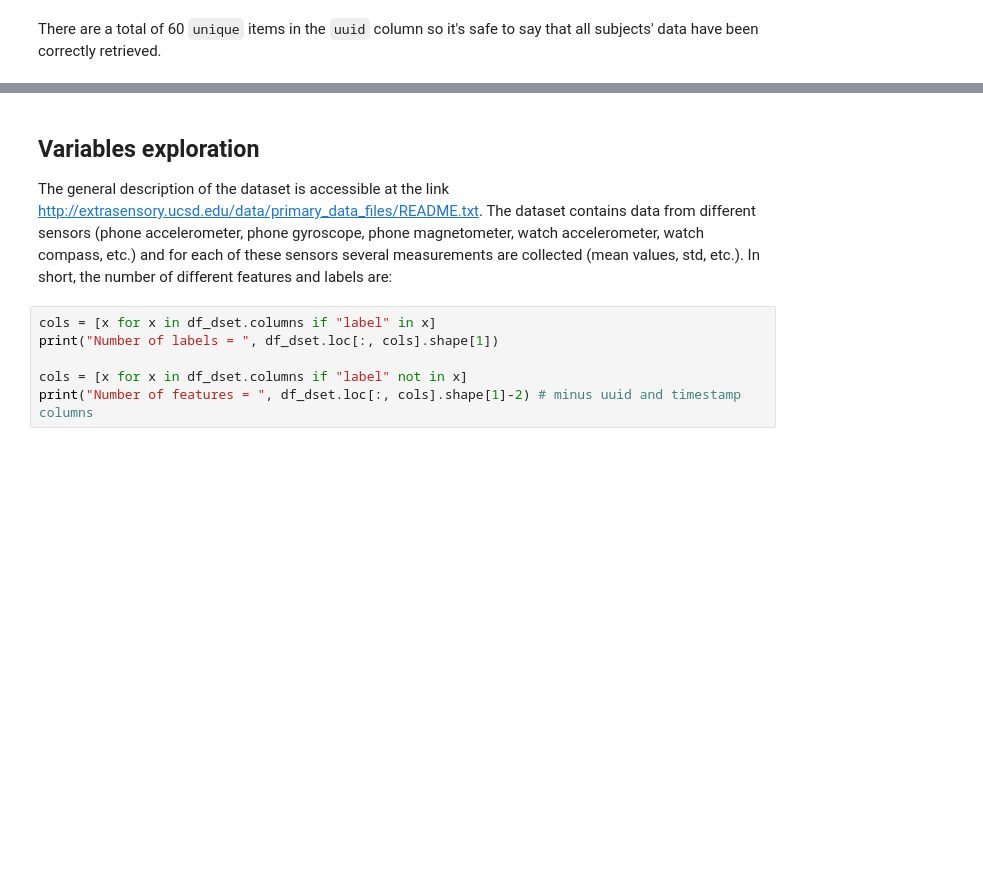
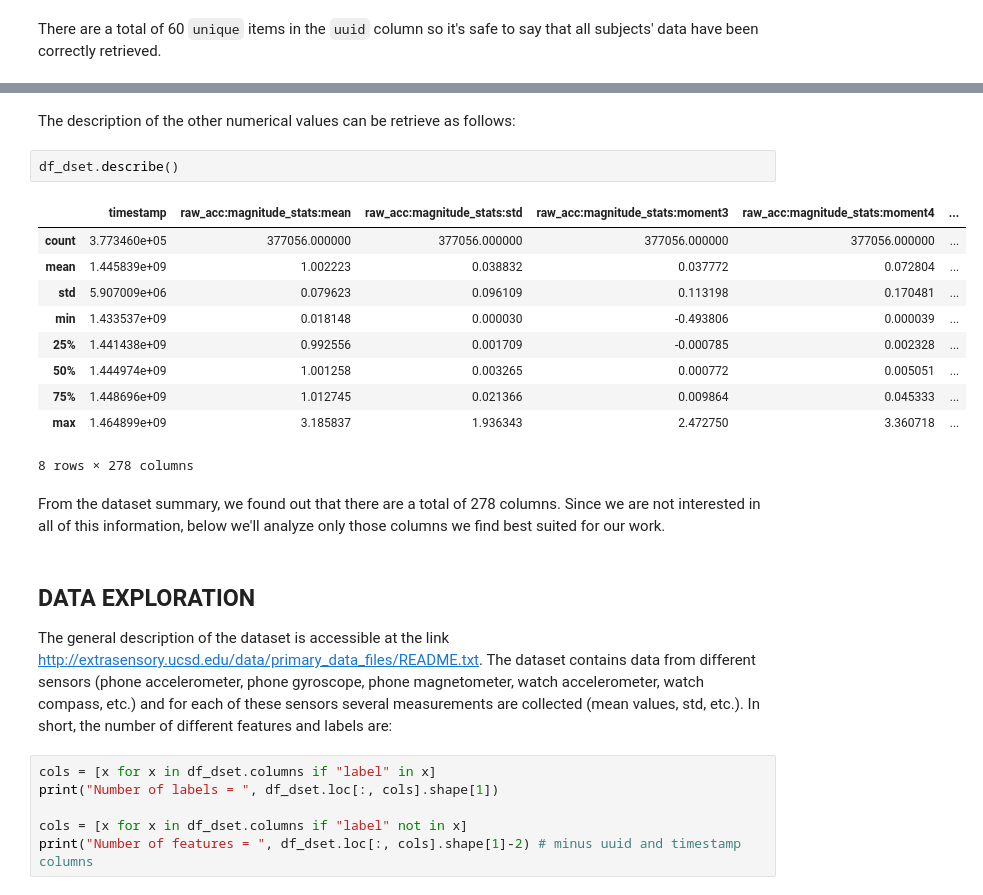
Before and after one commit to MariPS/Behavioral-Context-Recognition, a Jupyter notebook: exploratory-data-analysis.ipynb, the cells around one changed output, grey strips where cells are left out. Saved outputs shown, nothing was run; the diff lists cells and outputs as text; blank space fills up the shorter version.

```diff
--- a/exploratory-data-analysis.ipynb
+++ b/exploratory-data-analysis.ipynb
@@ -69,5 +87,23 @@ There are a total of 60 <code>unique</code> items in the <code>uuid</code> colum
+# %% [markdown]
+The description of the other numerical values can be retrieve as follows:
+# %%
+df_dset.describe()
+# %% [output]
+|  | timestamp | raw_acc:magnitude_stats:mean | raw_acc:magnitude_stats:std | raw_acc:magnitude_stats:moment3 | raw_acc:magnitude_stats:moment4 | ... |
+| count | 3.773460e+05 | 377056.000000 | 377056.000000 | 377056.000000 | 377056.000000 | ... |
+| mean | 1.445839e+09 | 1.002223 | 0.038832 | 0.037772 | 0.072804 | ... |
+| std | 5.907009e+06 | 0.079623 | 0.096109 | 0.113198 | 0.170481 | ... |
+| min | 1.433537e+09 | 0.018148 | 0.000030 | -0.493806 | 0.000039 | ... |
+| 25% | 1.441438e+09 | 0.992556 | 0.001709 | -0.000785 | 0.002328 | ... |
+| 50% | 1.444974e+09 | 1.001258 | 0.003265 | 0.000772 | 0.005051 | ... |
+| 75% | 1.448696e+09 | 1.012745 | 0.021366 | 0.009864 | 0.045333 | ... |
+| max | 1.464899e+09 | 3.185837 | 1.936343 | 2.472750 | 3.360718 | ... |
+8 rows × 278 columns
+# %% [markdown]
+From the dataset summary, we found out that there are a total of 278 columns. Since we are not interested in all of this
+information, below we'll analyze only those columns we find best suited for our work.
 # %% [markdown]
-## Variables exploration
+## DATA EXPLORATION
 The general description of the dataset is accessible at the link
 http://extrasensory.ucsd.edu/data/primary_data_files/README.txt.
 The dataset contains data from different sensors (phone accelerometer, phone gyroscope, phone magnetometer,
```
Also changed, not shown: parts of 15 cells of this notebook, 1 other file.
